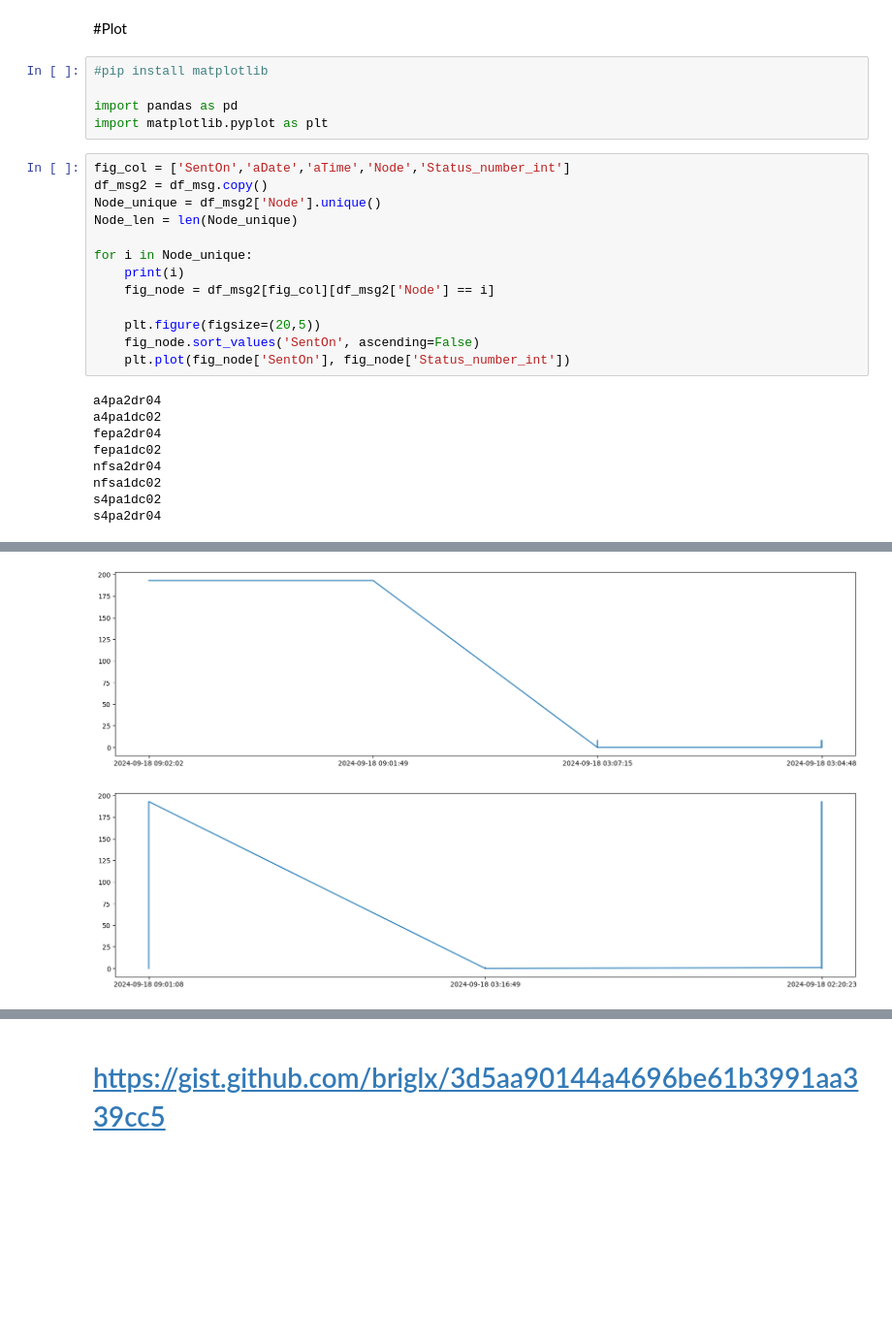
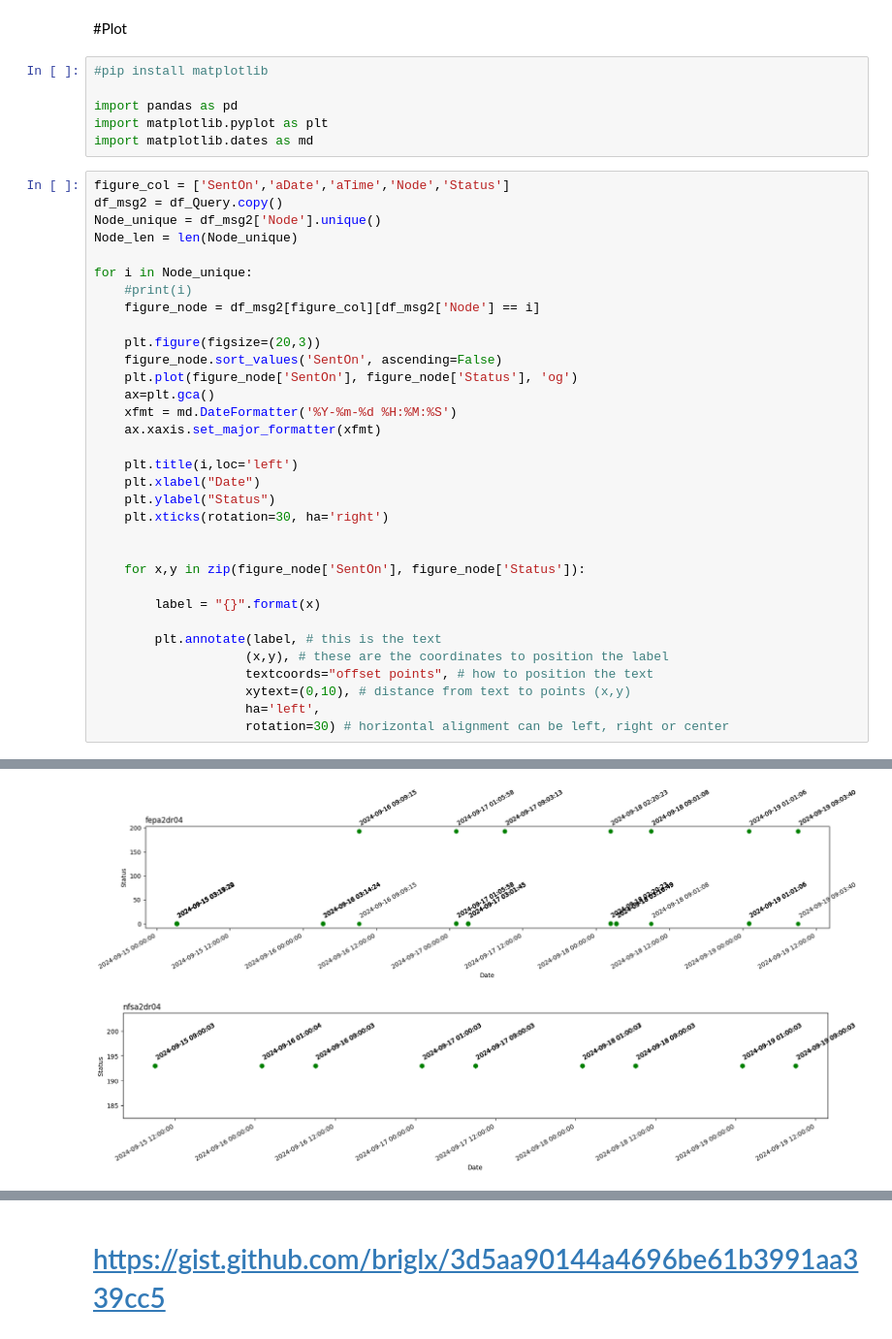
Before and after one commit to pying-hathai/Projgit, a Jupyter notebook: Python-EmailScraping-toMySQL/ScripingMail.ipynb, the cells around one changed output, grey strips where cells are left out. Shown at 97% size. Drawn from its saved outputs; the diff is of its cells as text; blank space fills up the shorter version.

```diff
--- a/Python-EmailScraping-toMySQL/ScripingMail.ipynb
+++ b/Python-EmailScraping-toMySQL/ScripingMail.ipynb
@@ -201,25 +232,38 @@ for email in unread_messages2:
 
 import pandas as pd
 import matplotlib.pyplot as plt
+import matplotlib.dates as md
 # %%
-fig_col = ['SentOn','aDate','aTime','Node','Status_number_int']
-df_msg2 = df_msg.copy()
+figure_col = ['SentOn','aDate','aTime','Node','Status']
+df_msg2 = df_Query.copy()
 Node_unique = df_msg2['Node'].unique()
 Node_len = len(Node_unique)
 
 for i in Node_unique:
-    print(i)
-    fig_node = df_msg2[fig_col][df_msg2['Node'] == i]
+    #print(i)
+    figure_node = df_msg2[figure_col][df_msg2['Node'] == i]
 
-    plt.figure(figsize=(20,5))
-    fig_node.sort_values('SentOn', ascending=False)
-    plt.plot(fig_node['SentOn'], fig_node['Status_number_int'])
+    plt.figure(figsize=(20,3))
+    figure_node.sort_values('SentOn', ascending=False)
+    plt.plot(figure_node['SentOn'], figure_node['Status'], 'og')
+    ax=plt.gca()
+    xfmt = md.DateFormatter('%Y-%m-%d %H:%M:%S')
+    ax.xaxis.set_major_formatter(xfmt)
+
+    plt.title(i,loc='left')
+    plt.xlabel("Date")
+    plt.ylabel("Status")
+    plt.xticks(rotation=30, ha='right')
+
+
+    for x,y in zip(figure_node['SentOn'], figure_node['Status']):
+
+        label = "{}".format(x)
+
+        plt.annotate(label, # this is the text
+                    (x,y), # these are the coordinates to position the label
+                    textcoords="offset points", # how to position the text
+                    xytext=(0,10), # distance from text to points (x,y)
+                    ha='left',
+                    rotation=30) # horizontal alignment can be left, right or center
 # %% [output]
-a4pa2dr04
-a4pa1dc02
-fepa2dr04
-fepa1dc02
-nfsa2dr04
-nfsa1dc02
-s4pa1dc02
-s4pa2dr04
@@ -227,2 +271,2 @@ s4pa2dr04
-[figure, old version]
+[figure, new version]
-[figure, old version]
+[figure, new version]
```
Also changed, not shown: parts of 12 cells of this notebook.
